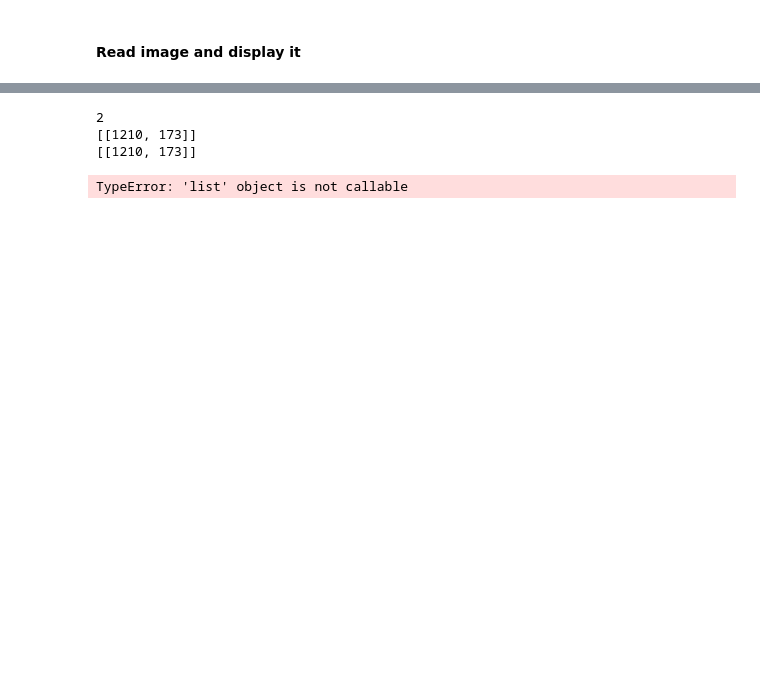
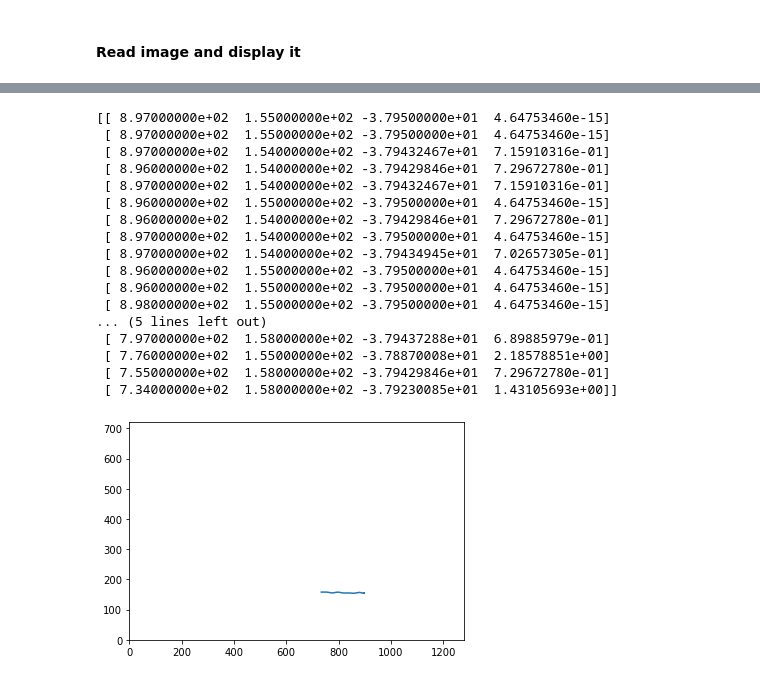
Before and after one commit to kenp-io/EPFL_MoRo_Project, a Jupyter notebook: main.ipynb, the cells around one changed output, grey strips where cells are left out. Cells and saved outputs as stored; diff of their text form; code cells hidden in the pictures; blank space fills up the shorter version.

```diff
--- a/main.ipynb
+++ b/main.ipynb
@@ -126,12 +135,0 @@ cap = vision.VideoCapture("http://192.168.13.124:8080/video")
-# %%
-
-importlib.reload(vision)
-importlib.reload(globalNavigation)
-
-frame = cap.read()
-destination_center_absolute, _ = vision.find_destination_center(frame)
-robot_front_absolute, robot_center_absolute, path = analyze(cap, destination_center_absolute)
-tempPath = globalNavigation.transformPath(path)
-simplePath = globalNavigation.pathSimplifier(tempPath)
-print(simplePath)
-globalNavigation.followPath(robot_front_absolute, robot_center_absolute, destination_center_absolute, simplePath, th)
@@ -144,3 +136,6 @@ index: 0
+# %%
+th.set_var('motor.left.target', 50)
+th.set_var('motor.right.target', 50)
 # %%
 th.set_var('motor.left.target', 0)
 th.set_var('motor.right.target', 0)
@@ -156,13 +144,0 @@ plt.plot(path)
-# %%
-importlib.reload(globalNavigation)
-print(len(path))
-simplePath = globalNavigation.pathSimplifier(path)
-print(simplePath)
-# %% [output]
-2
-[[1210, 173]]
-[[1210, 173]]
-# %%
-print(path())
-# %% [output]
-TypeError: 'list' object is not callable
@@ -170,0 +145,47 @@ globalNavigation.turnAngle(360, th)
+# %%
+#CODE TO MEASURE THYMIO POSITION AND PLOT IT
+
+importlib.reload(vision)
+importlib.reload(globalNavigation)
+importlib.reload(utils)
+
+ourThymio = utils.virtualThymio(cap,th)
+
+ourThymio.th.set_var('motor.left.target', 50)
+ourThymio.th.set_var('motor.right.target', 50)
+
+#th.set_var('motor.left.target', 2**16-50)
+#th.set_var('motor.right.target', 2**16-50)
+
+
+ps=np.array([ourThymio.readKalman()])
+for _ in range(20):
+    ps = np.append(ps, [ourThymio.readKalman()], axis = 0)
+    time.sleep(1)
+
+th.set_var('motor.left.target', 0)
+th.set_var('motor.right.target', 0)
+
+plt.plot(ps[:, 0], ps[:, 1])
+plt.xlim(0, 1280)
+plt.ylim(0, 720)
+print(ps)
+# %% [output]
+[[ 8.97000000e+02  1.55000000e+02 -3.79500000e+01  4.64753460e-15]
+ [ 8.97000000e+02  1.55000000e+02 -3.79500000e+01  4.64753460e-15]
+ [ 8.97000000e+02  1.54000000e+02 -3.79432467e+01  7.15910316e-01]
+ [ 8.96000000e+02  1.54000000e+02 -3.79429846e+01  7.29672780e-01]
+ [ 8.97000000e+02  1.54000000e+02 -3.79432467e+01  7.15910316e-01]
+ [ 8.96000000e+02  1.55000000e+02 -3.79500000e+01  4.64753460e-15]
+ [ 8.96000000e+02  1.54000000e+02 -3.79429846e+01  7.29672780e-01]
+ [ 8.97000000e+02  1.54000000e+02 -3.79500000e+01  4.64753460e-15]
+ [ 8.97000000e+02  1.54000000e+02 -3.79434945e+01  7.02657305e-01]
+ [ 8.96000000e+02  1.55000000e+02 -3.79500000e+01  4.64753460e-15]
+ [ 8.96000000e+02  1.55000000e+02 -3.79500000e+01  4.64753460e-15]
+ [ 8.98000000e+02  1.55000000e+02 -3.79500000e+01  4.64753460e-15]
+... (5 lines left out)
+ [ 7.97000000e+02  1.58000000e+02 -3.79437288e+01  6.89885979e-01]
+ [ 7.76000000e+02  1.55000000e+02 -3.78870008e+01  2.18578851e+00]
+ [ 7.55000000e+02  1.58000000e+02 -3.79429846e+01  7.29672780e-01]
+ [ 7.34000000e+02  1.58000000e+02 -3.79230085e+01  1.43105693e+00]]
+[figure, added]
```
Also changed, not shown: parts of 19 cells of this notebook, 3 other files.
